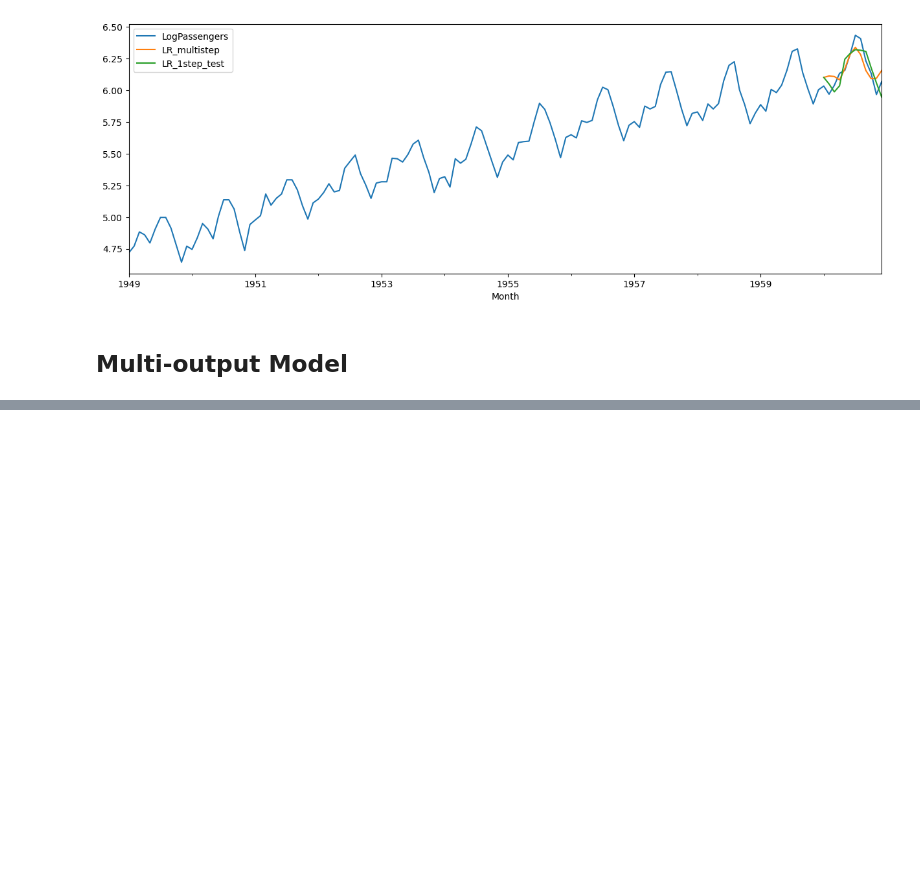
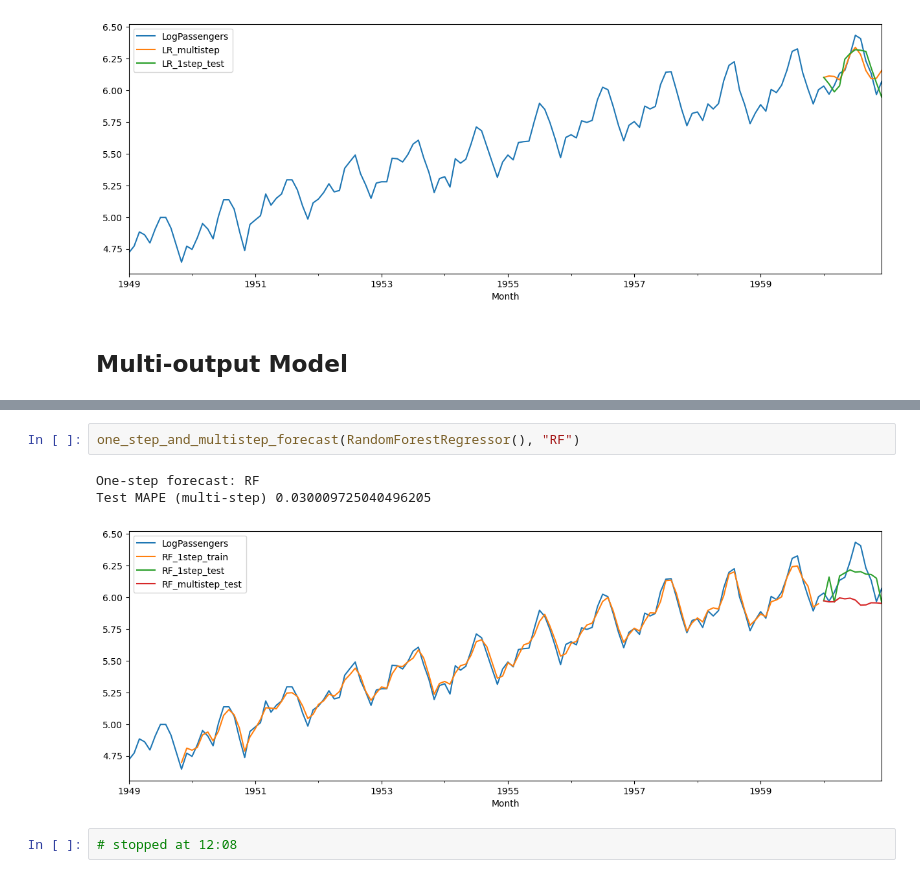
Before and after one commit to cmurray4492/PythonProjects, a Jupyter notebook: Machine_Learning/Time_Series/ML Airline - No Differencing.ipynb, the cells around one changed output, grey strips where cells are left out. Drawn from its saved outputs; the diff is of its cells as text; blank space fills up the shorter version.

```diff
--- a/Machine_Learning/Time_Series/ML Airline - No Differencing.ipynb
+++ b/Machine_Learning/Time_Series/ML Airline - No Differencing.ipynb
@@ -111,0 +238,8 @@ y = []
+# %%
+one_step_and_multistep_forecast(RandomForestRegressor(), "RF")
+# %% [output]
+One-step forecast: RF
+Test MAPE (multi-step) 0.030009725040496205
+[figure, added]
+# %%
+# stopped at 12:08
```
Also changed, not shown: parts of 16 cells of this notebook, 1 other file.
